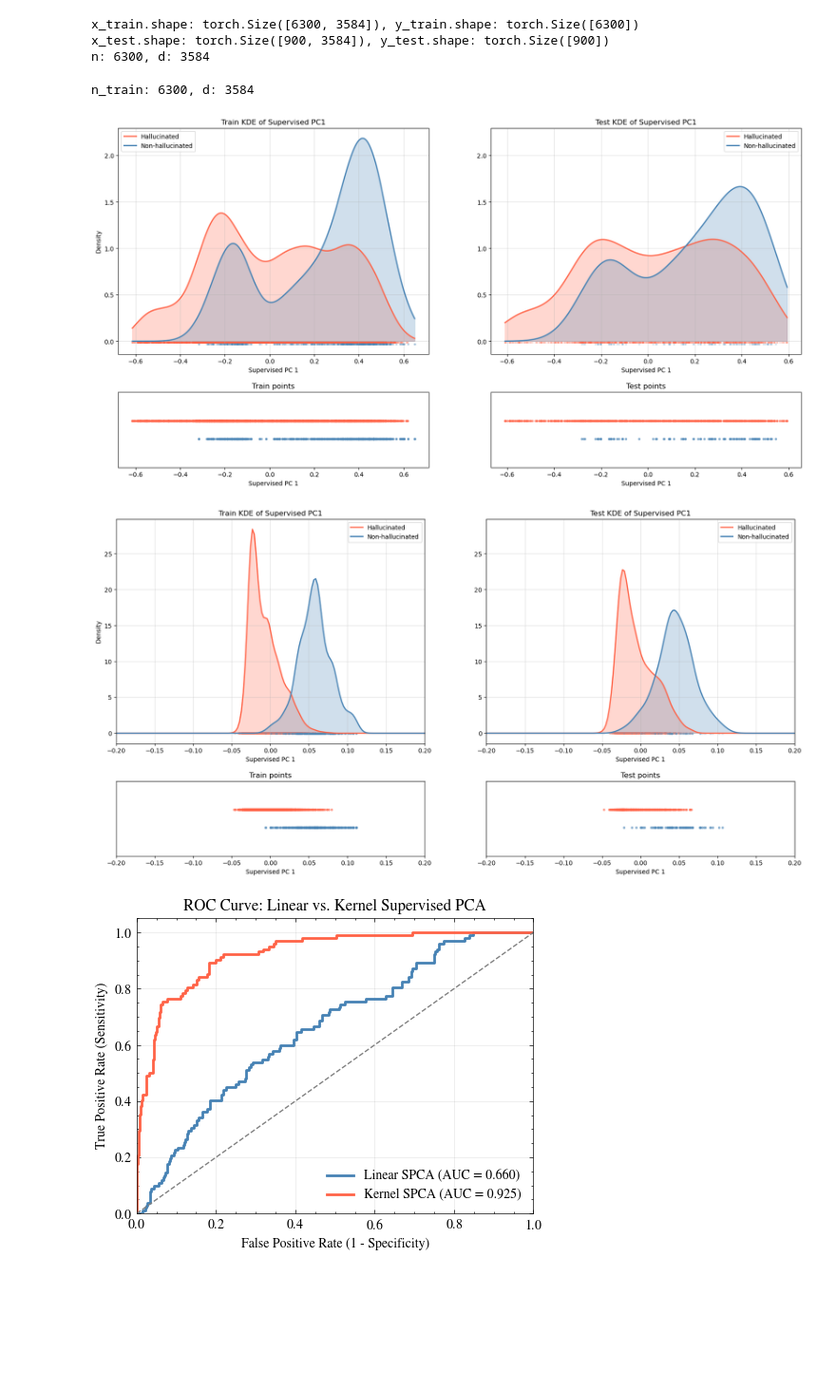
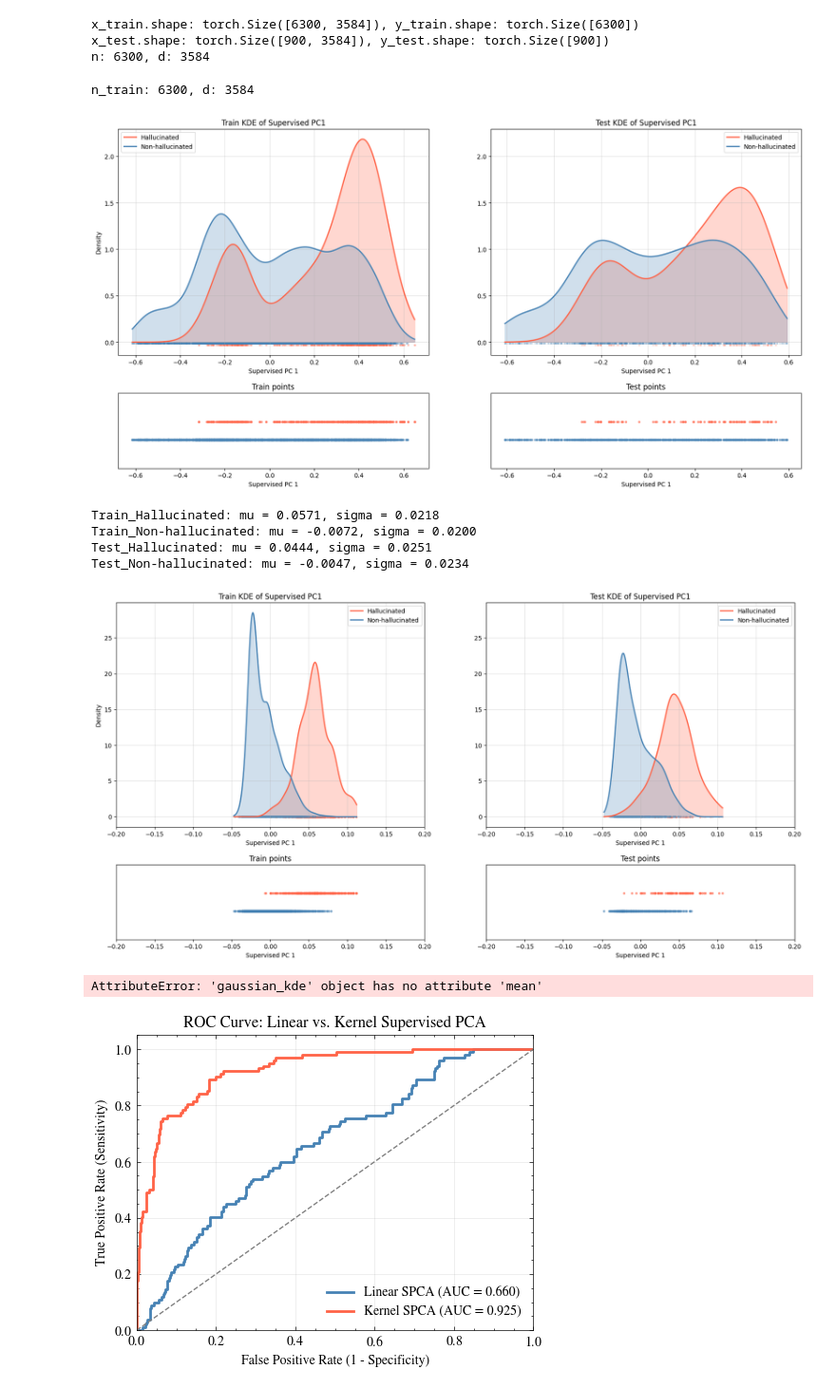
Before and after one commit to afsharim/learn-to-steer, a Jupyter notebook: src/examples/milad/extract_model_responses_train_qwen.ipynb, the cells around one changed output. Shown at 95% size. Saved outputs shown, nothing was run; the diff lists cells and outputs as text; code cells hidden in the pictures; blank space fills up the shorter version.

```diff
--- a/src/examples/milad/extract_model_responses_train_qwen.ipynb
+++ b/src/examples/milad/extract_model_responses_train_qwen.ipynb
@@ -14,7 +14,7 @@ set_seed(seed)
 
 device = torch.device("cuda:5" if torch.cuda.is_available() else "cpu")
 
-data = torch.load("/research/hal-afsharim/learn-to-steer/Hallucination/POPE/hallucination/features/save_hidden_states_qwen2vlinstruct_pope_train_features_normal_17_all_-1_milad.pth")
+data = torch.load("/research/hal-afsharim/learn-to-steer/Hallucination/POPE/hallucination/features/save_hidden_states_for_l2s_qwen2vlinstruct_pope_train_features_normal_17_all_-1_milad.pth")
 pos_data = torch.load("/research/hal-afsharim/learn-to-steer/Hallucination/POPE/hallucination/features/save_hidden_states_for_l2s_qwen2vlinstruct_pope_train_features_pos_answers_17_all_all_train_-1.pth")
 neg_data = torch.load("/research/hal-afsharim/learn-to-steer/Hallucination/POPE/hallucination/features/save_hidden_states_for_l2s_qwen2vlinstruct_pope_train_features_neg_answers_17_all_all_train_-1.pth")
 
@@ -23,7 +23,7 @@ print(f"Positive data keys: {pos_data.keys()}")
 print(f"Negative data keys: {neg_data.keys()}")
 
 
-data_val = torch.load("/research/hal-afsharim/learn-to-steer/Hallucination/POPE/hallucination/features/save_hidden_states_qwen2vlinstruct_pope_train_features_normal_17_all_-1_val_milad.pth")
+data_val = torch.load("/research/hal-afsharim/learn-to-steer/Hallucination/POPE/hallucination/features/save_hidden_states_for_l2s_qwen2vlinstruct_pope_train_features_normal_17_all_-1_val_milad.pth")
 pos_data_val = torch.load("/research/hal-afsharim/learn-to-steer/Hallucination/POPE/hallucination/features/save_hidden_states_for_l2s_qwen2vlinstruct_pope_train_features_pos_answers_17_all_val_-1.pth")
 neg_data_val = torch.load("/research/hal-afsharim/learn-to-steer/Hallucination/POPE/hallucination/features/save_hidden_states_for_l2s_qwen2vlinstruct_pope_train_features_neg_answers_17_all_val_-1.pth")
 
@@ -54,17 +54,21 @@ for i in range(len(data_val['image'])):
 # add hallucination labels to data
 data["hallucination_label"] = []
 data["x_prompts"] = []
+data["response_average"] = []
 for i in range(len(data["model_predictions"])):
     if data["response"][i][0].lower() in data["model_predictions"][i][0][:20].lower():
         data["hallucination_label"].append(-1)
-        data["x_prompts"].append(pos_data["hidden_states"][i]["model.layers.17"]["inputs"]["last_raw_input"])
+        data["x_prompts"].append(data["hidden_states"][i]["model.layers.17"]["inputs"]["last_raw_input"])
+        data["response_average"].append(data["hidden_states"][i]["model.layers.17"]["outputs"]["average"])
     else:
         data["hallucination_label"].append(1)
         data["x_prompts"].append(pos_data["hidden_states"][i]["model.layers.17"]["inputs"]["last_raw_input"])
+        data["response_average"].append(data["hidden_states"][i]["model.layers.17"]["outputs"]["average"])
 
 
 data_val["hallucination_label"] = []
 data_val["x_prompts"] = []
+data_val["response_average"] = []
 for i in range(len(data_val["model_predictions"])):
     if data_val["response"][i][0].lower() in data_val["model_predictions"][i][0][:20].lower():
         data_val["hallucination_label"].append(-1)
@@ -72,6 +76,7 @@ for i in range(len(data_val["model_predictions"])):
     else:
         data_val["hallucination_label"].append(1)
         data_val["x_prompts"].append(pos_data_val["hidden_states"][i]["model.layers.17"]["inputs"]["last_raw_input"])
+        data_val["response_average"].append(data_val["hidden_states"][i]["model.layers.17"]["outputs"]["average"])
 # %%
 
 print(np.unique(data["hallucination_label"], return_counts=True))
@@ -255,7 +279,7 @@ for ax, zs, ys, xs, title in [
     (ax_kde_train, z_train_np, y_train_np, xs_train, "Train"),
     (ax_kde_test,  z_test_np,  y_test_np,  xs_test,  "Test")
 ]:
-    for cls, name, color in [(-1, "Hallucinated", "tomato"), (1, "Non-hallucinated", "steelblue")]:
+    for cls, name, color in [(1, "Hallucinated", "tomato"), (-1, "Non-hallucinated", "steelblue")]:
         mask = ys == cls
         if mask.sum() < 2:
             continue
@@ -269,35 +293,35 @@ for ax, zs, ys, xs, title in [
     ax.set_xlabel("Supervised PC 1")
     ax.grid(True, alpha=0.4)
     if ax is ax_kde_train:
         ax.set_ylabel("Density")
     ax.legend()
 
 # Bottom row: horizontal scatter strips (one small row per train/test)
 for ax, zs, ys, title in [
     (ax_scatter_train, z_train_np, y_train_np, "Train points"),
     (ax_scatter_test,  z_test_np,  y_test_np,  "Test points")
 ]:
-    for cls, color, yval in [(-1, "tomato", 0.12), (1, "steelblue", -0.12)]:
+    for cls, color, yval in [(1, "tomato", 0.12), (-1, "steelblue", -0.12)]:
         mask = ys == cls
         if mask.sum() == 0:
             continue
         y_vals = np.full(mask.sum(), yval)
         ax.scatter(zs[mask], y_vals, color=color, alpha=0.6, s=8)
 
     ax.set_yticks([])
     ax.set_title(title)
     ax.set_xlabel("Supervised PC 1")
     # keep a small vertical margin so points are visible
     ax.set_ylim(-0.5, 0.5)
     # align x-limits with the corresponding KDE x-range
     # ax.set_xlim(min(xs_train.min(), xs_test.min()), max(xs_train.max(), xs_test.max()))
 
 
 plt.tight_layout()
 plt.show()
 # %% [output]
 n_train: 6300, d: 3584
-[figure, old version]
+[figure, new version]
 # %%
 gamma = 1
 lambda_reg = 5e-4
@@ -346,8 +370,8 @@ y_train_k_np = y_label.detach().cpu().numpy().ravel()
 y_test_k_np  = y_label_t.detach().cpu().numpy().ravel()
 
 
-# xs_train_rff = np.linspace(z_train_rff_np.min() , z_train_rff_np.max() , 500)
-# xs_test_rff  = np.linspace(z_test_rff_np.min() , z_test_rff_np.max() , 500)
+xs_train_k = np.linspace(z_train_k_np.min() , z_train_k_np.max() , 500)
+xs_test_k  = np.linspace(z_test_k_np.min() , z_test_k_np.max() , 500)
 
 # build a 2x2 grid: top row = KDEs, bottom row = corresponding scatter strips
 fig = plt.figure(figsize=(20, 10))
@@ -358,16 +382,23 @@ ax_kde_test  = fig.add_subplot(gs[0, 1], sharey=ax_kde_train)
 ax_scatter_train = fig.add_subplot(gs[1, 0], sharex=ax_kde_train)
 ax_scatter_test  = fig.add_subplot(gs[1, 1], sharex=ax_kde_test)
 
+stats = {}
 # Top row: KDEs (same as before)
-for ax, zs, ys, title in [
-    (ax_kde_train, z_train_k_np, y_train_k_np, "Train"),
-    (ax_kde_test,  z_test_k_np,  y_test_k_np,  "Test")
+for ax, zs, ys, xs, title in [
+    (ax_kde_train, z_train_k_np, y_train_k_np, xs_train_k, "Train"),
+    (ax_kde_test,  z_test_k_np,  y_test_k_np,  xs_test_k,  "Test")
 ]:
-    for cls, name, color in [(-1, "Hallucinated", "tomato"), (1, "Non-hallucinated", "steelblue")]:
+    for cls, name, color in [(1, "Hallucinated", "tomato"), (-1, "Non-hallucinated", "steelblue")]:
         mask = ys == cls
         if mask.sum() < 2:
             continue
         kde = gaussian_kde(zs[mask])
+        pdf = kde(xs)
+        pdf/=pdf.sum()
+        mu = np.sum(xs*pdf)
+        sigma = np.sqrt(np.sum((xs-mu)**2*pdf))
+        stats[f"{title}_{name}"] = {"mu": mu, "sigma": sigma}
+        print(f"{title}_{name}: mu = {mu:.4f}, sigma = {sigma:.4f}")
         ax.plot(xs, kde(xs), color=color, lw=2, label=name)
         ax.fill_between(xs, kde(xs), alpha=0.25, color=color)
         rug_y = -0.01 if cls == -1 else -0.03
@@ -386,7 +417,7 @@ for ax, zs, ys, title in [
     (ax_scatter_train, z_train_k_np, y_train_k_np, "Train points"),
     (ax_scatter_test,  z_test_k_np,  y_test_k_np,  "Test points")
 ]:
-    for cls, color, yval in [(-1, "tomato", 0.12), (1, "steelblue", -0.12)]:
+    for cls, color, yval in [(1, "tomato", 0.12), (-1, "steelblue", -0.12)]:
         mask = ys == cls
         if mask.sum() == 0:
             continue
@@ -399,7 +430,7 @@ for ax, zs, ys, title in [
     # keep a small vertical margin so points are visible
     ax.set_ylim(-0.5, 0.5)
     # align x-limits with the corresponding KDE x-range
-    # ax.set_xlim(min(xs_train_rff.min(), xs_test_rff.min()), max(xs_train_rff.max(), xs_test_rff.max()))
+    ax.set_xlim(min(xs_train_k.min(), xs_test_k.min()), max(xs_train_k.max(), xs_test_k.max()))
     ax.set_xlim(-0.2, 0.2)
 
 
@@ -407,7 +438,16 @@ for ax, zs, ys, title in [
 plt.tight_layout()
 plt.show()
 # %% [output]
+Train_Hallucinated: mu = 0.0571, sigma = 0.0218
+Train_Non-hallucinated: mu = -0.0072, sigma = 0.0200
+Test_Hallucinated: mu = 0.0444, sigma = 0.0251
+Test_Non-hallucinated: mu = -0.0047, sigma = 0.0234
-[figure, old version]
+[figure, new version]
+# %%
+#how can I get the mean of the kde
+kde.mean()
+# %% [output]
+AttributeError: 'gaussian_kde' object has no attribute 'mean'
 # %%
 import torch
 import numpy as np
```
Also changed, not shown: parts of 2 cells of this notebook, 13 other files.
